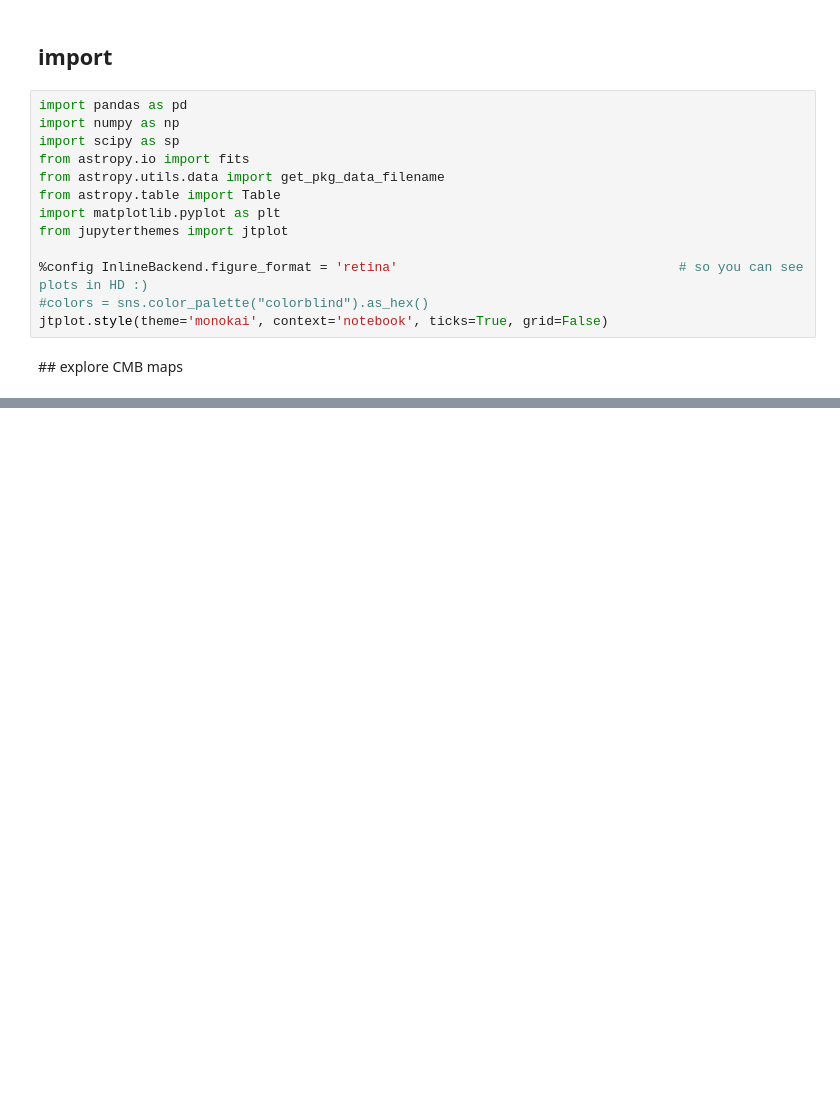
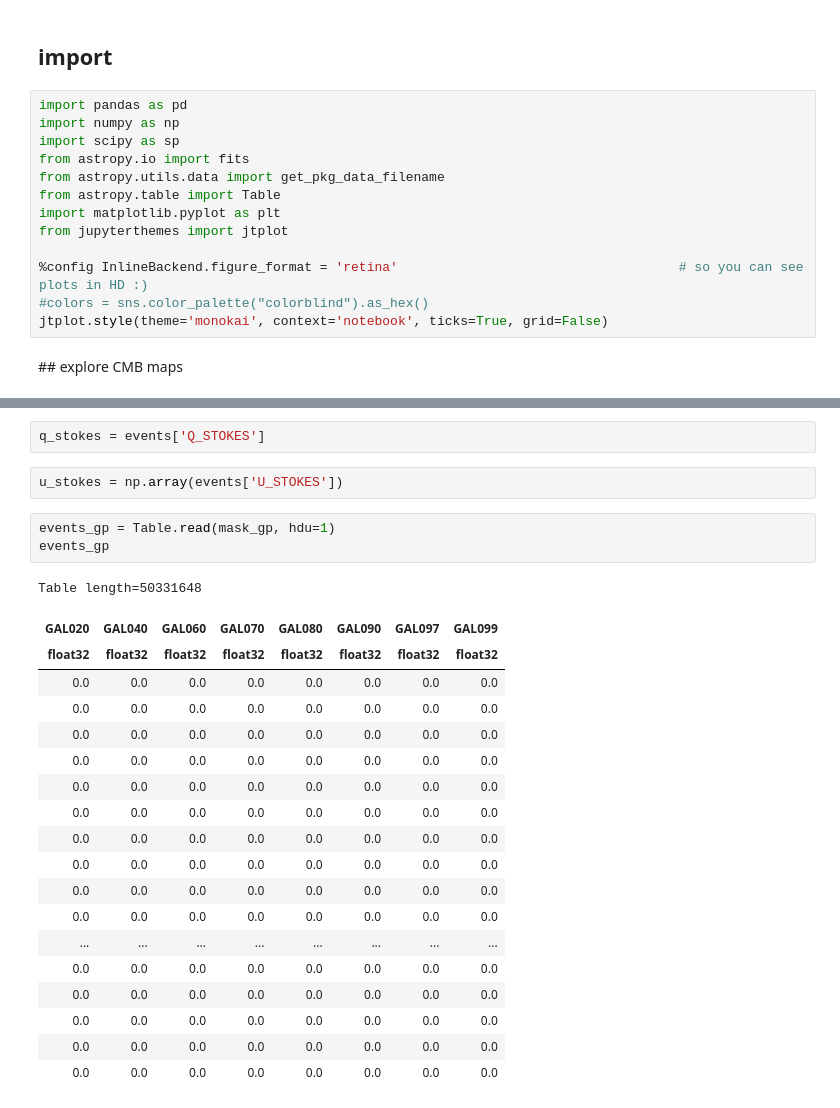
Before and after one commit to raul-bermejo/cmb_geometry, a Jupyter notebook: sandpit.ipynb, the cells around one changed output, grey strips where cells are left out. Saved outputs shown, nothing was run; the diff lists cells and outputs as text; blank space fills up the shorter version.

```diff
--- a/sandpit.ipynb
+++ b/sandpit.ipynb
@@ -73,0 +91,27 @@ print(np.max(test))
+# %%
+q_stokes = events['Q_STOKES']
+# %%
+u_stokes = np.array(events['U_STOKES'])
+# %%
+events_gp = Table.read(mask_gp, hdu=1)
+events_gp
+# %% [output]
+Table length=50331648
+| GAL020 | GAL040 | GAL060 | GAL070 | GAL080 | GAL090 | GAL097 | GAL099 |
+| float32 | float32 | float32 | float32 | float32 | float32 | float32 | float32 |
+| 0.0 | 0.0 | 0.0 | 0.0 | 0.0 | 0.0 | 0.0 | 0.0 |
+| 0.0 | 0.0 | 0.0 | 0.0 | 0.0 | 0.0 | 0.0 | 0.0 |
+| 0.0 | 0.0 | 0.0 | 0.0 | 0.0 | 0.0 | 0.0 | 0.0 |
+| 0.0 | 0.0 | 0.0 | 0.0 | 0.0 | 0.0 | 0.0 | 0.0 |
+| 0.0 | 0.0 | 0.0 | 0.0 | 0.0 | 0.0 | 0.0 | 0.0 |
+| 0.0 | 0.0 | 0.0 | 0.0 | 0.0 | 0.0 | 0.0 | 0.0 |
+| 0.0 | 0.0 | 0.0 | 0.0 | 0.0 | 0.0 | 0.0 | 0.0 |
+| 0.0 | 0.0 | 0.0 | 0.0 | 0.0 | 0.0 | 0.0 | 0.0 |
+| 0.0 | 0.0 | 0.0 | 0.0 | 0.0 | 0.0 | 0.0 | 0.0 |
+| 0.0 | 0.0 | 0.0 | 0.0 | 0.0 | 0.0 | 0.0 | 0.0 |
+| ... | ... | ... | ... | ... | ... | ... | ... |
+| 0.0 | 0.0 | 0.0 | 0.0 | 0.0 | 0.0 | 0.0 | 0.0 |
+| 0.0 | 0.0 | 0.0 | 0.0 | 0.0 | 0.0 | 0.0 | 0.0 |
+| 0.0 | 0.0 | 0.0 | 0.0 | 0.0 | 0.0 | 0.0 | 0.0 |
+| 0.0 | 0.0 | 0.0 | 0.0 | 0.0 | 0.0 | 0.0 | 0.0 |
+| 0.0 | 0.0 | 0.0 | 0.0 | 0.0 | 0.0 | 0.0 | 0.0 |
```
Also changed, not shown: parts of 8 cells of this notebook.
